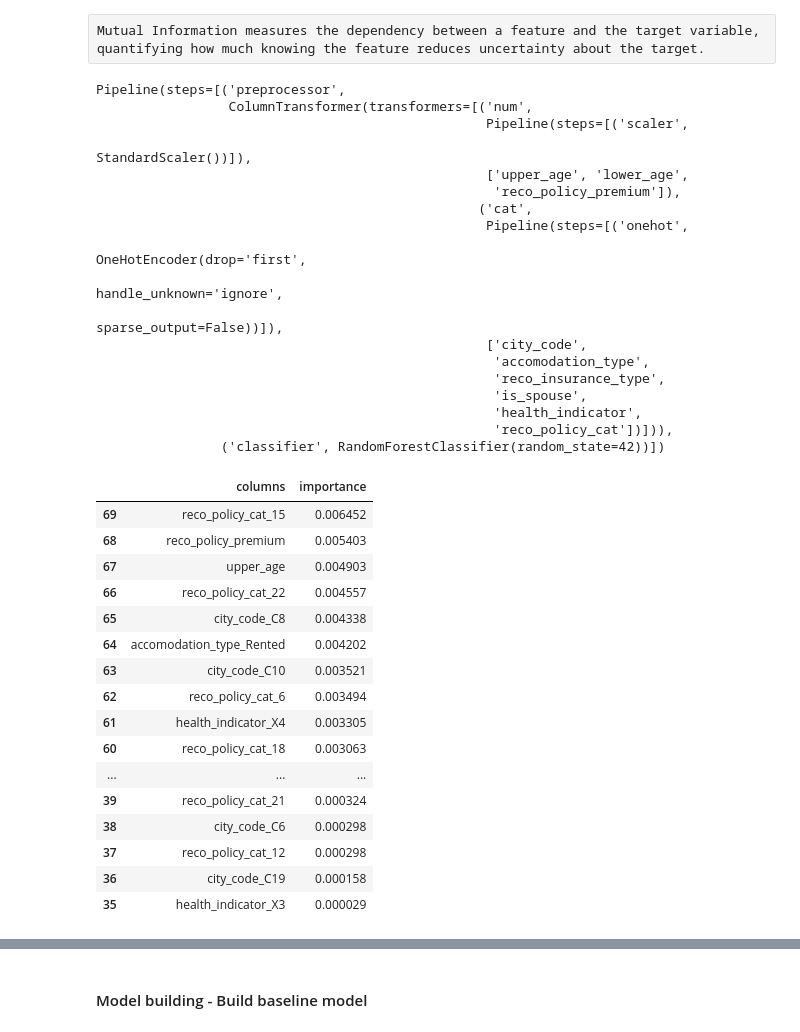
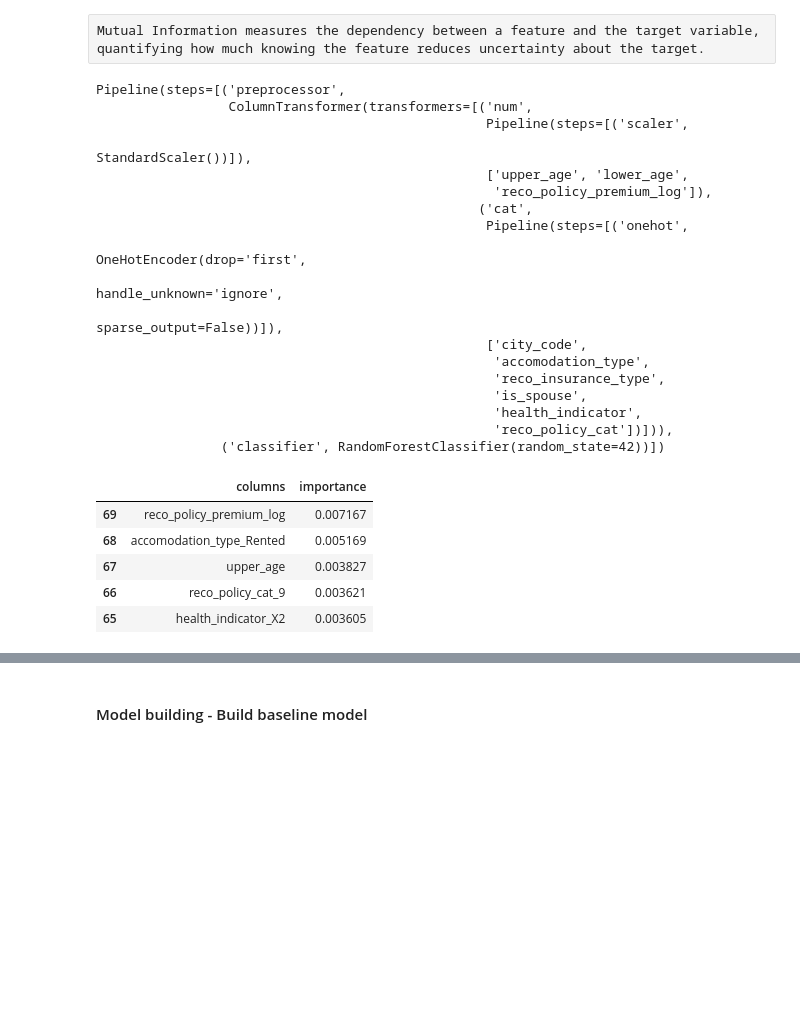
Before and after one commit to tsila-andriantsoa/health_insurance_lead_prediction, a Jupyter notebook: notebook.ipynb, the cells around one changed output, grey strips where cells are left out. Cells and saved outputs as stored; diff of their text form; code cells hidden in the pictures; blank space fills up the shorter version.

```diff
--- a/notebook.ipynb
+++ b/notebook.ipynb
@@ -212,0 +233,8 @@ reco_policy_premium
+# %%
+df_full_train['reco_policy_premium_log'] = np.log1p(df_full_train['reco_policy_premium'])
+df_full_train.drop(columns = ['reco_policy_premium'], inplace = True)
+# %%
+numerical_columns = df_full_train.select_dtypes(include = ['int', 'float']).columns
+numerical_columns = [item for item in numerical_columns if item != 'response']
+categorical_columns = df_full_train.select_dtypes(include = 'object').columns.tolist()
+numerical_columns, categorical_columns
@@ -360,7 +396,7 @@ df_full_train.iloc[q99_outliers_index, :].head()
 | 8211 | C1 | 3490 | Owned | Joint | 67 | 62 | Yes | ... |
 | 34835 | C1 | 69 | Owned | Joint | 73 | 72 | Yes | ... |
 # %%
-df_full_train_cleaned = df_full_train.drop(index=df_outliers_q99.query('feature == "reco_policy_premium"').iloc[:,1].tolist()[0])
+df_full_train_cleaned = df_full_train.drop(index=df_outliers_q99.query('feature == "reco_policy_premium_log"').iloc[:,1].tolist()[0])
 # %%
 df_full_train_cleaned.shape, df_full_train.shape
 # %% [output]
@@ -448,7 +471,7 @@ Pipeline(steps=[('preprocessor',
                                                   Pipeline(steps=[('scaler',
                                                                    StandardScaler())]),
                                                   ['upper_age', 'lower_age',
-                                                   'reco_policy_premium']),
+                                                   'reco_policy_premium_log']),
                                                  ('cat',
                                                   Pipeline(steps=[('onehot',
                                                                    OneHotEncoder(drop='first',
@@ -483,24 +503,13 @@ feat_importances = pd.Series(importances, all_columns).sort_values(ascending=Tru
 # %%
 list_of_series = [feat_importances.index.tolist(), feat_importances.values.tolist(), ]
 pd_importance = pd.DataFrame(list_of_series, ).T
 pd_importance.columns = ['columns', 'importance', ]
-pd_importance.query('importance > 0').sort_values(by = ['importance'], ascending = False)
+pd_importance.query('importance > 0').sort_values(by = ['importance'], ascending = False).head()
 # %% [output]
 |  | columns | importance |
-| 69 | reco_policy_cat_15 | 0.006452 |
-| 68 | reco_policy_premium | 0.005403 |
-| 67 | upper_age | 0.004903 |
-| 66 | reco_policy_cat_22 | 0.004557 |
-| 65 | city_code_C8 | 0.004338 |
-| 64 | accomodation_type_Rented | 0.004202 |
-| 63 | city_code_C10 | 0.003521 |
-| 62 | reco_policy_cat_6 | 0.003494 |
-| 61 | health_indicator_X4 | 0.003305 |
-| 60 | reco_policy_cat_18 | 0.003063 |
-| ... | ... | ... |
-| 39 | reco_policy_cat_21 | 0.000324 |
-| 38 | city_code_C6 | 0.000298 |
-| 37 | reco_policy_cat_12 | 0.000298 |
-| 36 | city_code_C19 | 0.000158 |
-| 35 | health_indicator_X3 | 0.000029 |
+| 69 | reco_policy_premium_log | 0.007167 |
+| 68 | accomodation_type_Rented | 0.005169 |
+| 67 | upper_age | 0.003827 |
+| 66 | reco_policy_cat_9 | 0.003621 |
+| 65 | health_indicator_X2 | 0.003605 |
 # %%
```
Also changed, not shown: parts of 86 cells of this notebook, 4 other files.
